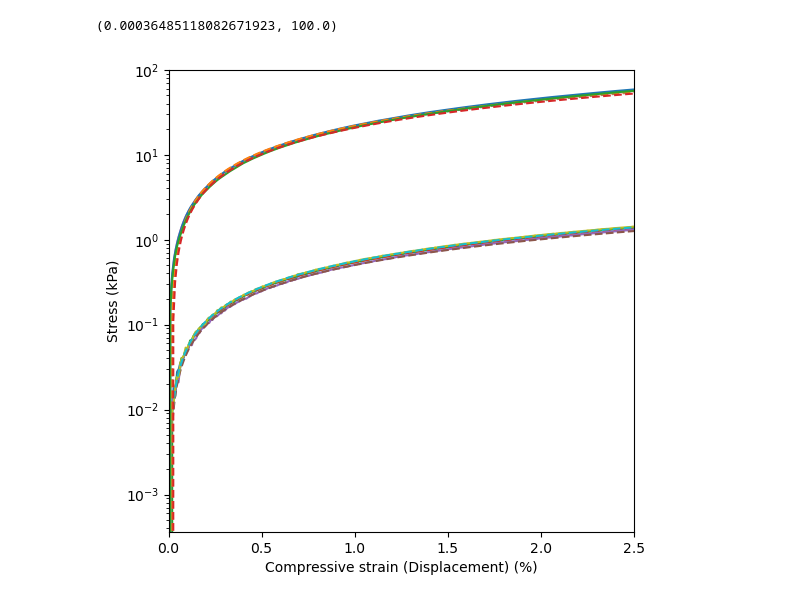
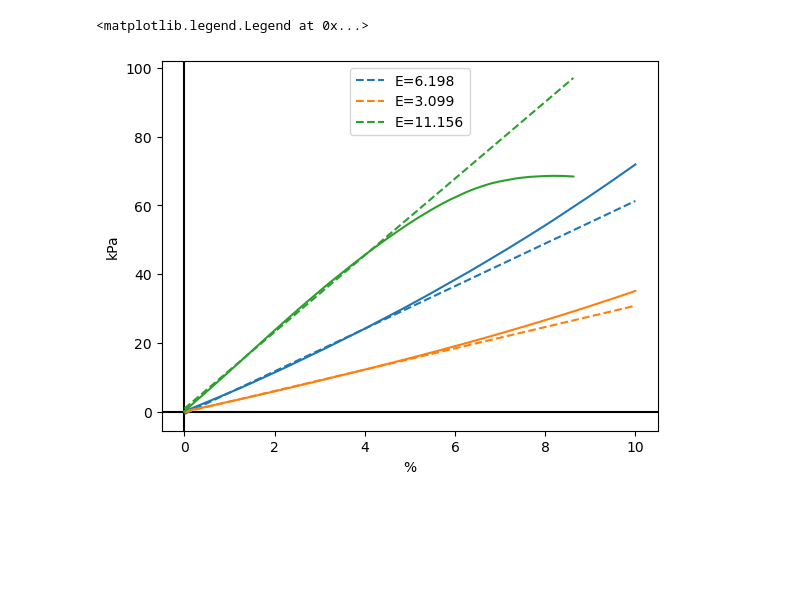
Before and after one commit to TransformativeRoboticsLab/FDE-Metamaterials, a Jupyter notebook: data/instron_tests/analysis.ipynb, the cells around one changed output. Drawn from its saved outputs; the diff is of its cells as text; code cells hidden in the pictures; blank space fills up the shorter version.

```diff
--- a/data/instron_tests/analysis.ipynb
+++ b/data/instron_tests/analysis.ipynb
@@ -155,16 +90,30 @@ TypeError: can only concatenate str (not "float") to str
-# %%
-fig, ax = plt.subplots(figsize=(6, 6))
-for test, data in tests.items():
-    # ax.plot(data['Compressive strain (Displacement) (%)'], data['Compressive stress (kPa)'], label=test)
-    data.plot(x='Compressive strain (Displacement) (%)',
-              y='Compressive stress (kPa)', ax=ax, legend=False)
-    data.plot(x='Compressive strain (Displacement) (%)',
-              y='Linear stress fit', ax=ax, style='--', legend=False)
-
-ax.set_ylabel('Stress (kPa)')
-ax.set_yscale('log')
-ax.set_xlim(0, 2.5)
-ax.set_ylim(None, 1e2)
-# %% [output]
-(0.00036485118082671923, 100.0)
-[figure, removed]
+# %%
+dir = './250106_metamaterial_foam_test_data'
+dfs, metadata = load_samples(dir, fit_strain_limits=(0, .05))
+# Test 1 was the alternative auxetic
+# Test 2 was the VERT compliant dir
+# Test 3 was the VERT rigid dir
+
+# Plotting
+fig, ax = plt.subplots()
+ax.axvline(color='k')
+ax.axhline(color='k')
+x_col = 'Compressive strain (Displacement)'
+y1_col = 'Compressive stress'
+y2_col = 'Compressive stress (Line Fit)'
+
+xlim = (0, 0.1)
+
+for i, df in enumerate(dfs):
+    mask = (df[x_col] >= xlim[0]) & (df[x_col] <= xlim[1])
+    ax.plot(df[x_col][mask], df[y1_col][mask])
+    ax.plot(df[x_col][mask], df[y2_col][mask],
+            linestyle='dashed',
+            color=ax.lines[-1].get_color(),
+            label=f"E={metadata[i]['slope']:.3f}")
+
+
+ax.legend()
+# %% [output]
+<matplotlib.legend.Legend at 0x...>
+[figure, added]
```
Also changed, not shown: parts of 10 cells of this notebook.
